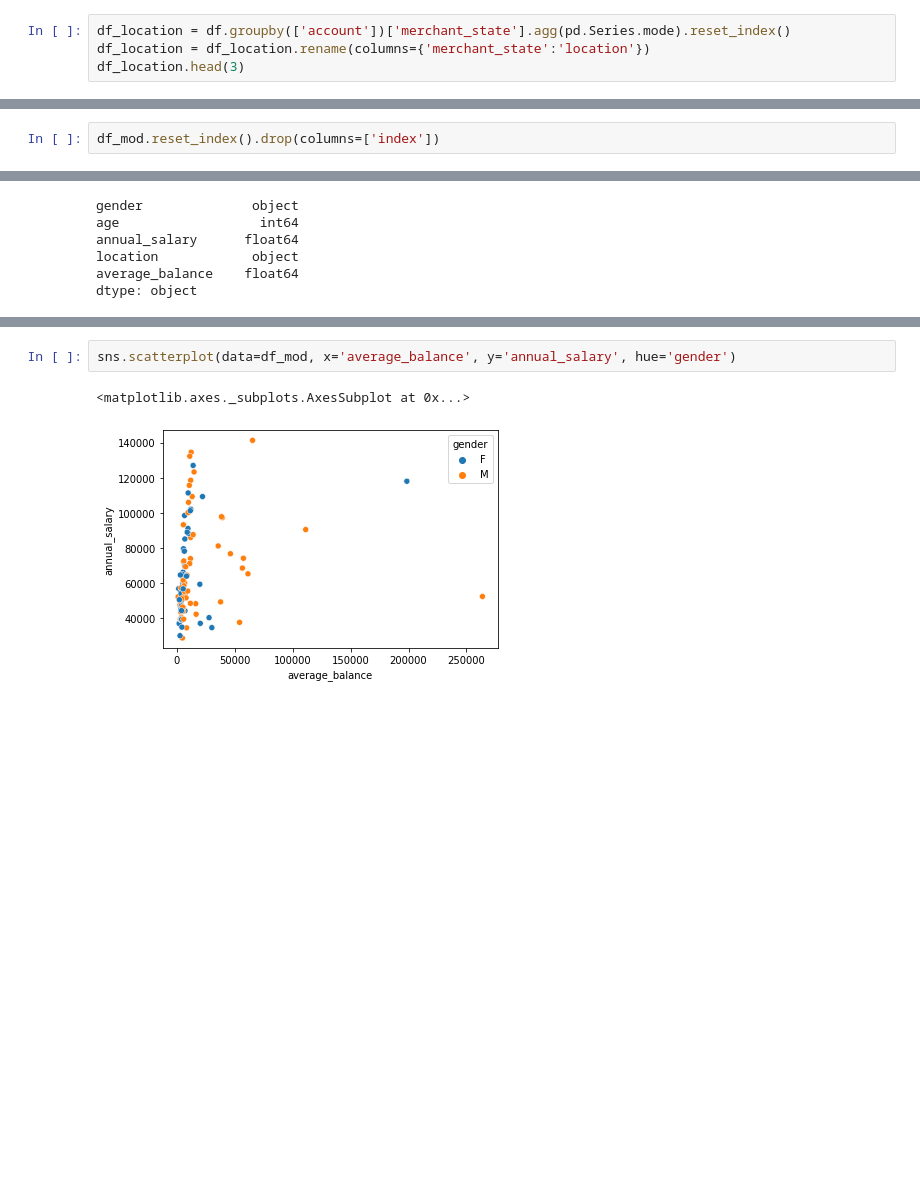
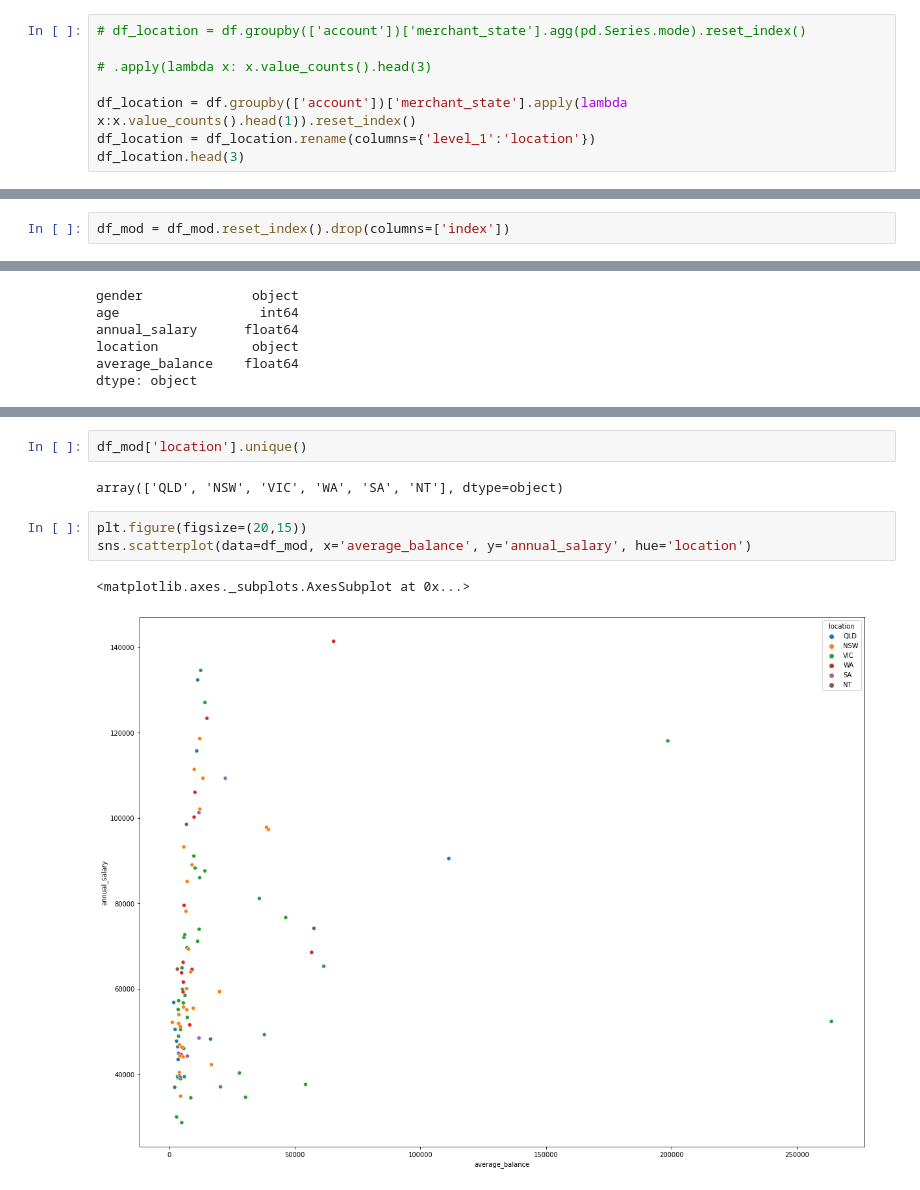
Before and after one commit to nug1209/ANZ_Data_Virtual_Experience, a Jupyter notebook: ANZ_Data_Analytics.ipynb, the cells around one changed output, grey strips where cells are left out. Drawn from its saved outputs; the diff is of its cells as text; blank space fills up the shorter version.

```diff
--- a/ANZ_Data_Analytics.ipynb
+++ b/ANZ_Data_Analytics.ipynb
@@ -737,7 +739,11 @@ df_sal.head()
 | 3 | ACC-1217063613 | 9727.24 | 38908.96 |
 | 4 | ACC-1222300524 | 13027.69 | 52110.76 |
 # %%
-df_location = df.groupby(['account'])['merchant_state'].agg(pd.Series.mode).reset_index()
-df_location = df_location.rename(columns={'merchant_state':'location'})
+# df_location = df.groupby(['account'])['merchant_state'].agg(pd.Series.mode).reset_index()
+
+# .apply(lambda x: x.value_counts().head(3)
+
+df_location = df.groupby(['account'])['merchant_state'].apply(lambda x:x.value_counts().head(1)).reset_index()
+df_location = df_location.rename(columns={'level_1':'location'})
 df_location.head(3)
 # %% [output]
@@ -803,4 +809,4 @@ df_mod.head(20)
 | 3436 | M | 21 | 72041.48 | VIC | 5800.773158 |
 | 3588 | F | 39 | 102070.20 | NSW | 12140.713741 |
 # %%
-df_mod.reset_index().drop(columns=['index'])
+df_mod = df_mod.reset_index().drop(columns=['index'])
@@ -839,5 +854,10 @@ dtype: object
+# %%
+df_mod['location'].unique()
+# %% [output]
+array(['QLD', 'NSW', 'VIC', 'WA', 'SA', 'NT'], dtype=object)
 # %%
-sns.scatterplot(data=df_mod, x='average_balance', y='annual_salary', hue='gender')
+plt.figure(figsize=(20,15))
+sns.scatterplot(data=df_mod, x='average_balance', y='annual_salary', hue='location')
 # %% [output]
 <matplotlib.axes._subplots.AxesSubplot at 0x...>
-[figure, old version]
+[figure, new version]
```
Also changed, not shown: parts of 9 cells of this notebook.
